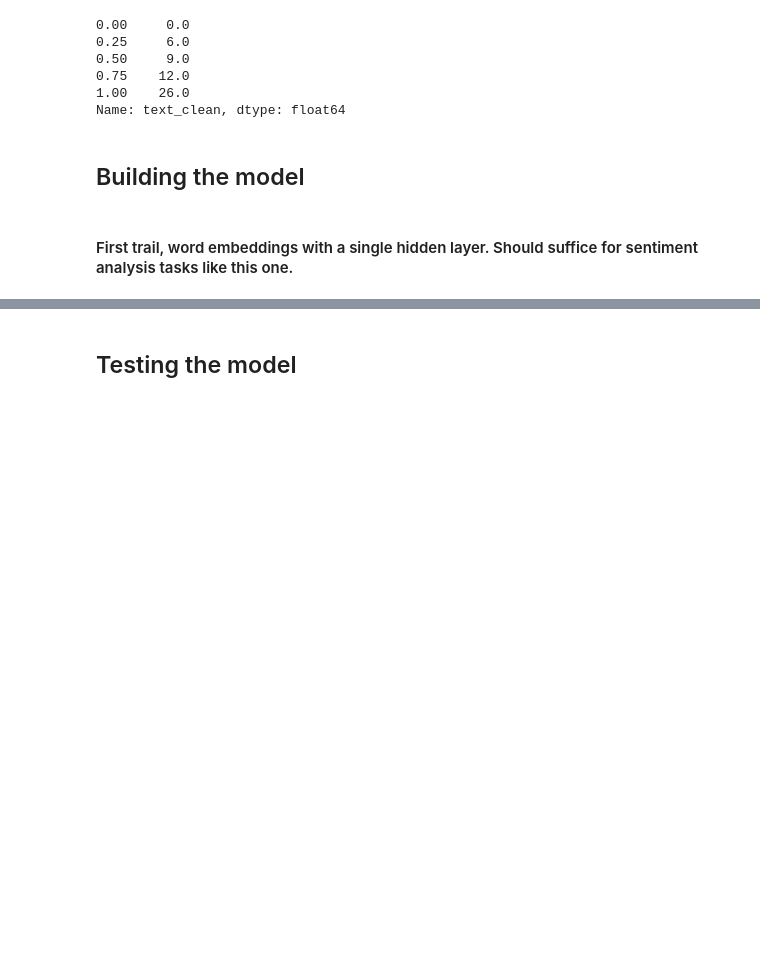
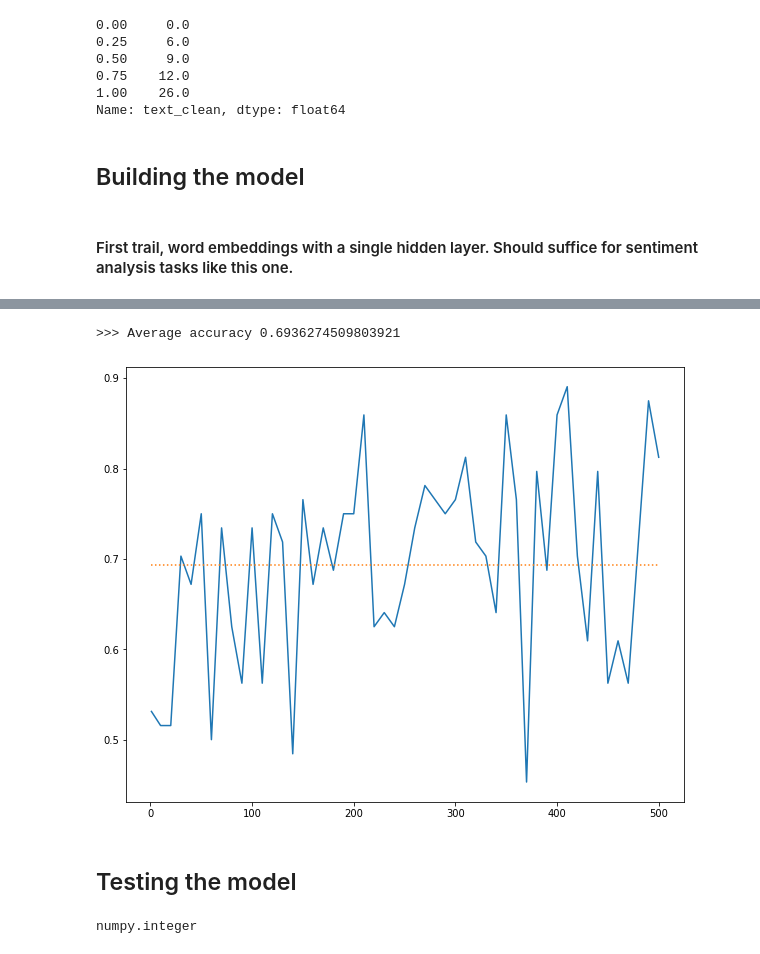
Before and after one commit to hatemalamir/tweet_disaster, a Jupyter notebook: disaster_tweets_classifier.ipynb, the cells around one changed output, grey strips where cells are left out. Cells and saved outputs as stored; diff of their text form; code cells hidden in the pictures; blank space fills up the shorter version.

```diff
--- a/disaster_tweets_classifier.ipynb
+++ b/disaster_tweets_classifier.ipynb
@@ -115,0 +146,4 @@ all_test_tweets['keyword_clean'] = all_test_tweets.keyword.fillna('__UNK__').app
+# %%
+all_train_tweets['text_clean'] = all_train_tweets.text.apply(process_tweet, args=(True, True))
+all_train_tweets['keyword_clean'] = all_train_tweets.keyword.fillna('').apply(process_tweet, args=(True, True))
+all_train_tweets['location_clean'] = all_train_tweets.location.fillna('').apply(process_location)
@@ -237,20 +310,24 @@ def data_generator(text_pos, text_neg, keyword_pos, keyword_neg, batch_size, voc
 # %%
-def train_generator(batch_size, train_text_pos, train_text_neg, train_keyword_pos, train_keyword_neg, vocab):
+def train_generator(batch_size, train_text_pos, train_text_neg, train_keyword_pos, train_keyword_neg, train_loc_pos, train_loc_neg, vocab):
     return data_generator(
         text_pos=train_text_pos,
         text_neg=train_text_neg,
         keyword_pos=train_keyword_pos,
         keyword_neg=train_keyword_neg,
+        loc_pos=train_loc_pos,
+        loc_neg=train_loc_neg,
         batch_size=batch_size,
         vocab=vocab,
         loop=True
     )
-def val_generator(batch_size, val_text_pos, val_text_neg, val_keyword_pos, val_keyword_neg, vocab):
+def val_generator(batch_size, val_text_pos, val_text_neg, val_keyword_pos, val_keyword_neg, val_loc_pos, val_loc_neg, vocab):
     return data_generator(
         text_pos=val_text_pos,
         text_neg=val_text_neg,
         keyword_pos=val_keyword_pos,
         keyword_neg=val_keyword_neg,
+        loc_pos=val_loc_pos,
+        loc_neg=val_loc_neg,
         batch_size=batch_size,
         vocab=vocab,
         loop=True
@@ -261,8 +396,7 @@ def val_generator(batch_size, val_text_pos, val_text_neg, val_keyword_pos, val_k
 #### First trail, word embeddings with a single hidden layer. Should suffice for sentiment analysis tasks like this one.
 # %%
 # Embedding dimension. Something to experiemnt with.
-EMBED_DIM = 256
-BATCH_SIZE = 32
+EMBED_DIM = 265
 # %%
 def select_last(seq):
     return seq[:,-1,:]
@@ -348,14 +418,3 @@ def get_train_eval_tasks(
 # %%
 model = classifier(len(vocab), EMBED_DIM)
-train_task, eval_task = get_train_eval_tasks(
-    train_text_pos=pos_train.text_clean.to_list(),
-    train_text_neg=neg_train.text_clean.to_list(),
-    train_keyword_pos=pos_train.keyword_clean.to_list(),
-    train_keyword_neg=neg_train.keyword_clean.to_list(),
-    val_text_pos=pos_val.text_clean.to_list(),
-    val_text_neg=neg_val.text_clean.to_list(),
-    val_keyword_pos=pos_val.keyword_clean.to_list(),
-    val_keyword_neg=neg_val.keyword_clean.to_list(),
-    batch_size=BATCH_SIZE,
-    vocab=vocab,
-)
+model
@@ -431,3 +479,18 @@ Step    500: eval          Accuracy |  0.71875000
+# %%
+hist_acc = training_loop.history.to_dict()['_values']['eval']['metrics/Accuracy']
+steps = [t[0] for t in hist_acc]
+vals = [t[1] for t in hist_acc]
+import statistics as st
+avg_val = st.mean(vals)
+
+
+fig, ax = plt.subplots(figsize=(10, 8))
+ax.plot(steps, vals);
+ax.plot(steps, [avg_val] * len(vals), linestyle=":")
+print(f'>>> Average accuracy {avg_val}')
+# %% [output]
+>>> Average accuracy 0.6936274509803921
+[figure, added]
 # %% [markdown]
 ## Testing the model
 # %%
@@ -445,3 +508,7 @@ all_test_tweets['target'] = target
 # %%
 # Output
 all_test_tweets[['id', 'target']].to_csv(f'{OUTPUT_DIR}/submission.csv', index=False)
+# %%
+np.integer
+# %% [output]
+numpy.integer
```
Also changed, not shown: parts of 20 cells of this notebook.
